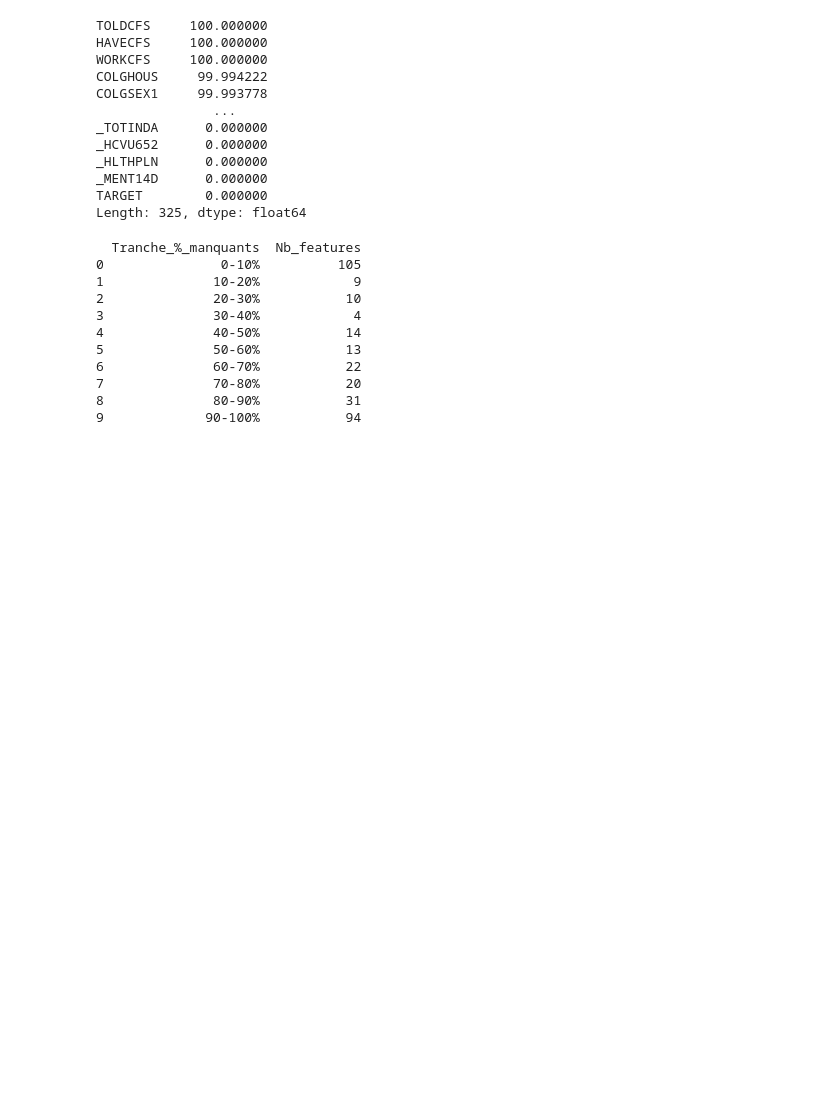
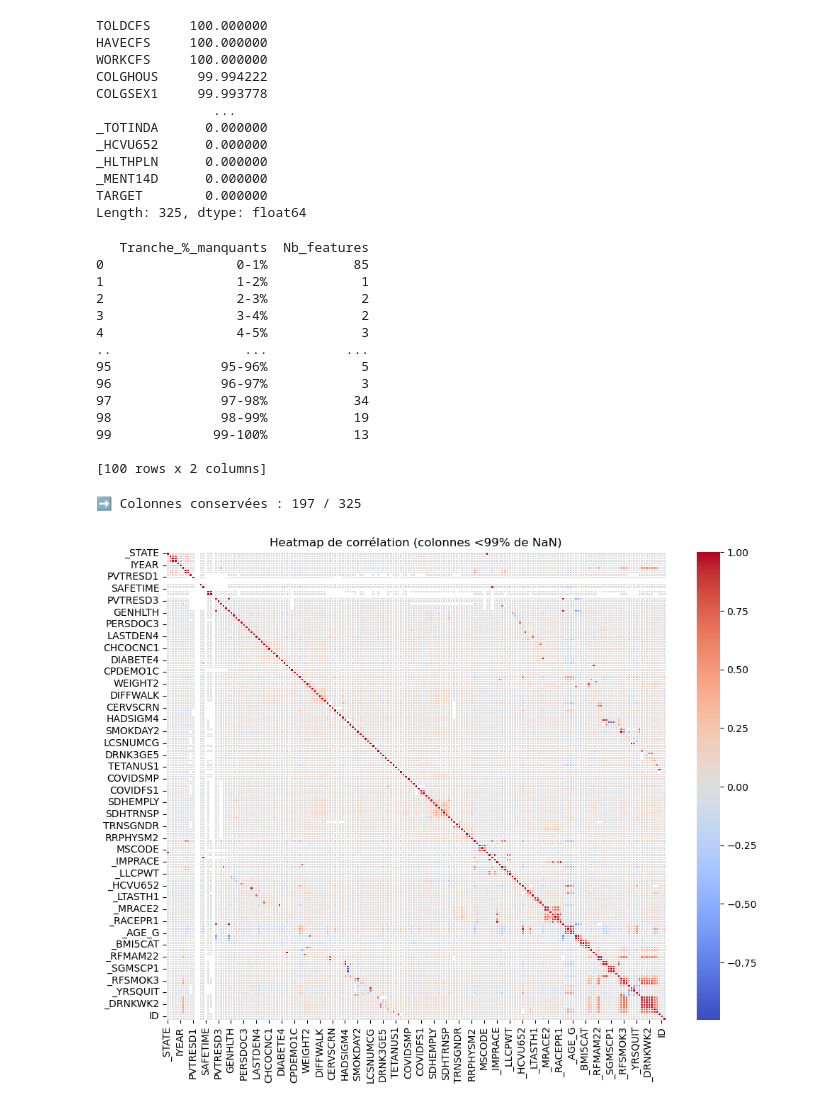
Before and after one commit to jesptri/Hackaton-SDD, a Jupyter notebook: main_nf.ipynb, the cells around one changed output. Cells and saved outputs as stored; diff of their text form; code cells hidden in the pictures; blank space fills up the shorter version.

Commit message:
Add corr matrice et recherche corr avec target

```diff
--- a/main_nf.ipynb
+++ b/main_nf.ipynb
@@ -66,8 +66,8 @@ Length: 325, dtype: float64
 missing_pct = original_df.isna().mean() * 100
 
 # Définition des tranches (bins) de 0 à 100 par pas de 10
-bins = np.arange(0, 110, 10)  # 0,10,20,...,100
-labels = [f"{i}-{i+10}%" for i in range(0, 100, 10)]
+bins = np.arange(0, 101, 1)  # 0,10,20,...,100
+labels = [f"{i}-{i+1}%" for i in range(0, 100, 1)]
 
 # Catégorisation des features selon leur tranche de % de manquants
 categories = pd.cut(missing_pct, bins=bins, labels=labels, right=False, include_lowest=True)
@@ -82,15 +82,20 @@ missing_tranches_df = pd.DataFrame({
 })
 
 print(missing_tranches_df)
+
+#Faire un histogramme
 # %% [output]
-  Tranche_%_manquants  Nb_features
-0               0-10%          105
-1              10-20%            9
-2              20-30%           10
-3              30-40%            4
-4              40-50%           14
-5              50-60%           13
-6              60-70%           22
-7              70-80%           20
-8              80-90%           31
-9             90-100%           94
+   Tranche_%_manquants  Nb_features
+0                 0-1%           85
+1                 1-2%            1
+2                 2-3%            2
+3                 3-4%            2
+4                 4-5%            3
+..                 ...          ...
+95              95-96%            5
+96              96-97%            3
+97              97-98%           34
+98              98-99%           19
+99             99-100%           13
+
+[100 rows x 2 columns]
@@ -96,0 +116,26 @@ print(missing_tranches_df)
+# %%
+# 1️⃣ Calcul du pourcentage de valeurs manquantes
+missing_pct = original_df.isna().mean() * 100
+
+# 2️⃣ Suppression des colonnes avec plus de 99 % de valeurs manquantes
+filtered_df = original_df.loc[:, missing_pct < 80]
+print(f"➡️ Colonnes conservées : {filtered_df.shape[1]} / {original_df.shape[1]}")
+
+# 3️⃣ Calcul de la matrice de corrélation (uniquement numérique)
+corr_matrix = filtered_df.corr(numeric_only=True)
+
+# 4️⃣ Création du heatmap
+plt.figure(figsize=(10, 8))
+sns.heatmap(
+    corr_matrix,
+    cmap="coolwarm",
+    center=0,
+    annot=False,       # mets True si tu veux afficher les valeurs
+    linewidths=0.5
+)
+plt.title("Heatmap de corrélation (colonnes <99% de NaN)")
+plt.tight_layout()
+plt.show()
+# %% [output]
+➡️ Colonnes conservées : 197 / 325
+[figure, added]
```
Also changed, not shown: parts of 2 cells of this notebook.
